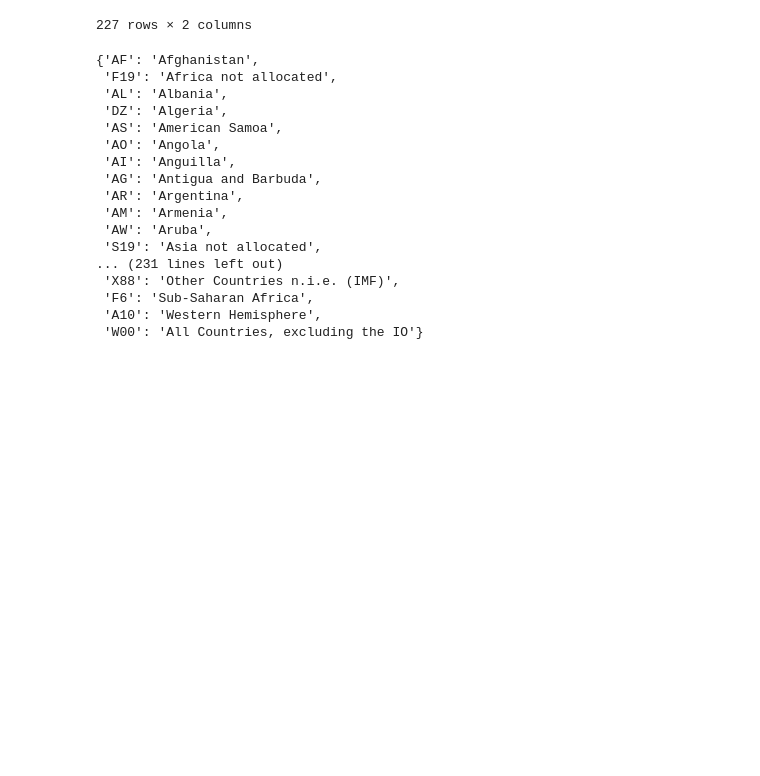
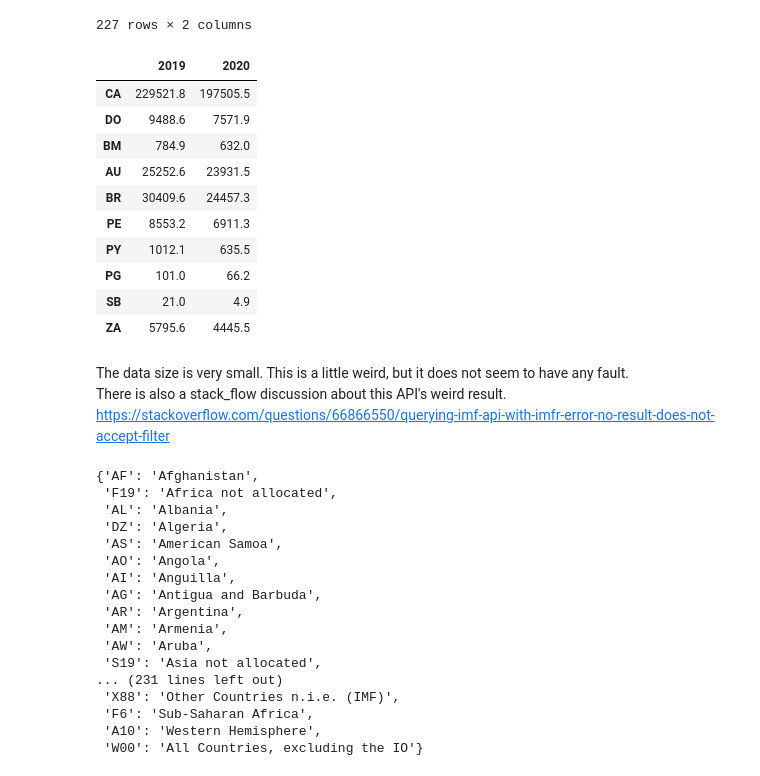
Before and after one commit to uchicago-CAPP30122-win-2022/proj-cappmait, a Jupyter notebook: imf_api.ipynb, the cells around one changed output. Drawn from its saved outputs; the diff is of its cells as text; code cells hidden in the pictures; blank space fills up the shorter version.

Commit message:
added both import/export

```diff
--- a/imf_api.ipynb
+++ b/imf_api.ipynb
@@ -20,6 +20,25 @@ trading_data
 | U2 | 245221.4 | 213554.6 |
 | XS5 | 68585.9 | 50677.5 |
 227 rows × 2 columns
+# %%
+trading_data, missing_country = imf_api.extract_import_data('US')
+trading_data
+# %% [output]
+|  | 2019 | 2020 |
+| CA | 229521.8 | 197505.5 |
+| DO | 9488.6 | 7571.9 |
+| BM | 784.9 | 632.0 |
+| AU | 25252.6 | 23931.5 |
+| BR | 30409.6 | 24457.3 |
+| PE | 8553.2 | 6911.3 |
+| PY | 1012.1 | 635.5 |
+| PG | 101.0 | 66.2 |
+| SB | 21.0 | 4.9 |
+| ZA | 5795.6 | 4445.5 |
+# %% [markdown]
+The data size is very small. This is a little weird, but it does not seem to have any fault.
+There is also a stack_flow discussion about this API's weird result.
+https://stackoverflow.com/questions/66866550/querying-imf-api-with-imfr-error-no-result-does-not-accept-filter
 # %%
 imf_api.country_codes
 # %% [output]
```
Also changed, not shown: parts of 2 cells of this notebook, 1 other file.
